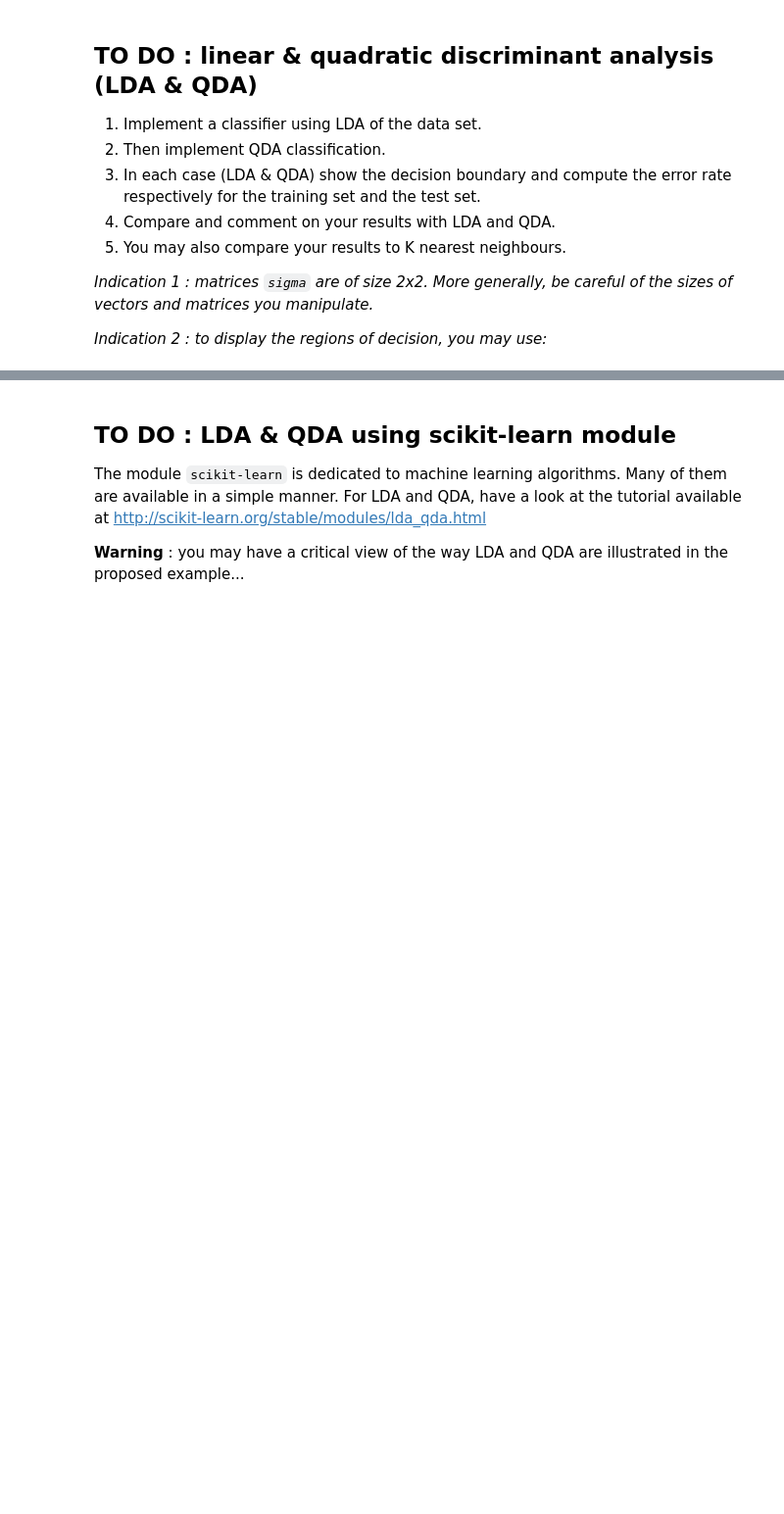
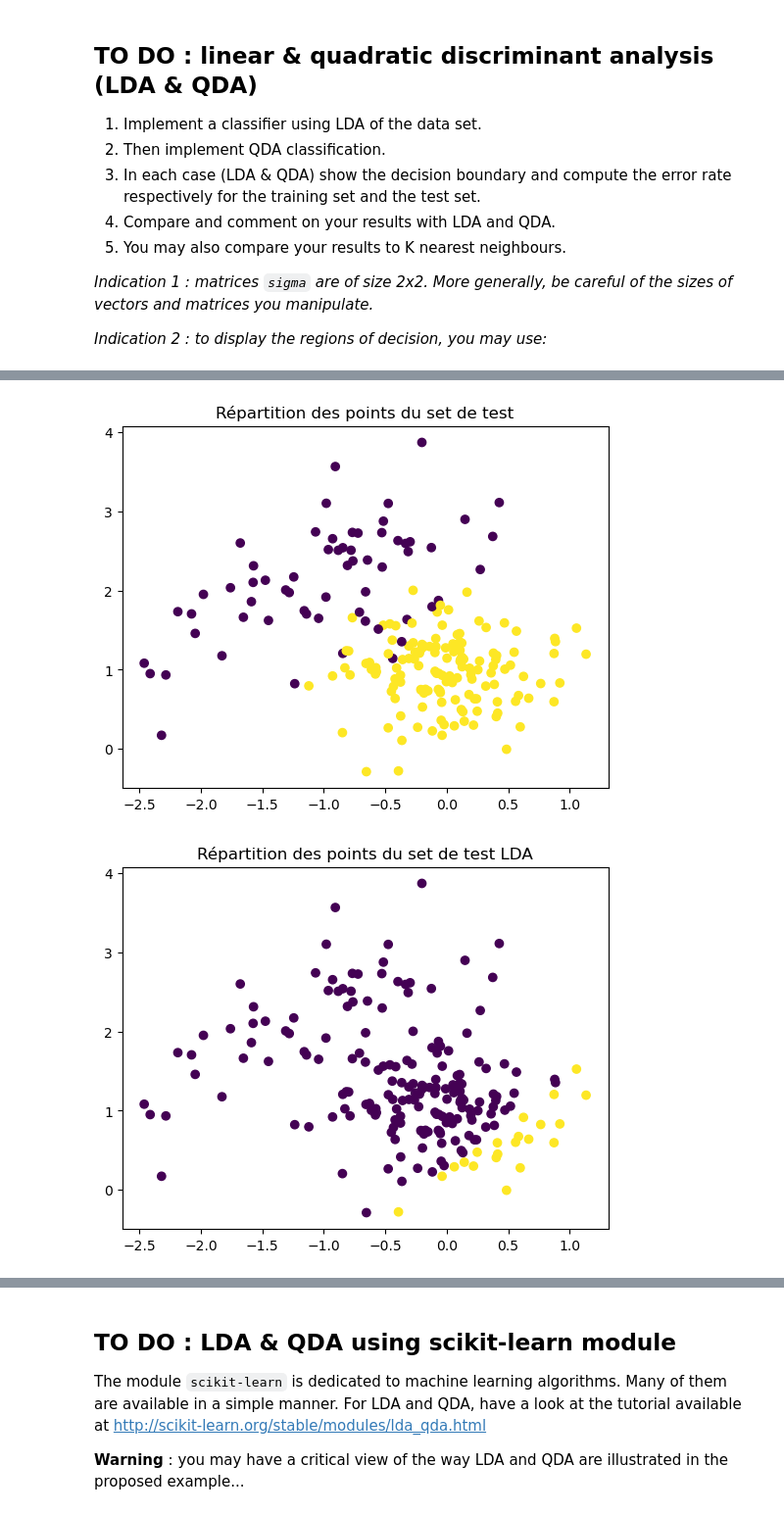
Before and after one commit to VictorCilleros/ML, a Jupyter notebook: TP2_archive/TP2_LDA_QDA.ipynb, the cells around one changed output, grey strips where cells are left out. Shown: that part at 98% size. Saved outputs shown, nothing was run; the diff lists cells and outputs as text; code cells hidden in the pictures; blank space fills up the shorter version.

```diff
--- a/TP2_archive/TP2_LDA_QDA.ipynb
+++ b/TP2_archive/TP2_LDA_QDA.ipynb
@@ -49,8 +51,8 @@ len(test) : 200
 * decision of classification,
 * display results.
 # %%
-N1,N2 = np.count_nonzero(y_train == 1),np.count_nonzero(y_train == 2)
-N = len(y_train)
+N1,N2 = np.count_nonzero(Y_train == 1),np.count_nonzero(Y_train == 2)
+N = len(Y_train)
 
 pi_1= N1/N
 pi_2=N2/N
@@ -64,5 +66,7 @@ sigma_1=x1_centered.T@x1_centered/N1
 sigma_2=x2_centered.T@x2_centered/N2
 sigma=(N1*sigma_1+N2*sigma_2)/N
 
-x1_centered
+
+print(mu_1*sigma)
+print(np.dot(mu_1,sigma))
 # %% [output]
@@ -165,0 +173,21 @@ NameError: name 'Y_predict' is not defined
+# %%
+#Test :
+Y_predict_LDA=predictLDA(X_test)
+Y_predict_QDA=predictionQDA(X_test)
+
+plt.figure()
+
+plt.scatter(X_test[:,0],X_test[:,1],c=Y_test)
+plt.title("Répartition des points du set de test")
+
+plt.figure()
+plt.scatter(X_test[:,0],X_test[:,1],c=Y_predict_LDA)
+plt.title("Répartition des points du set de test LDA")
+
+plt.figure()
+plt.scatter(X_test[:,0],X_test[:,1],c=Y_predict_QDA)
+plt.title("Répartition des points du set de test LDA")
+plt.show()
+# %% [output]
+[figure, added]
+[figure, added]
```
Also changed, not shown: parts of 13 cells of this notebook.
